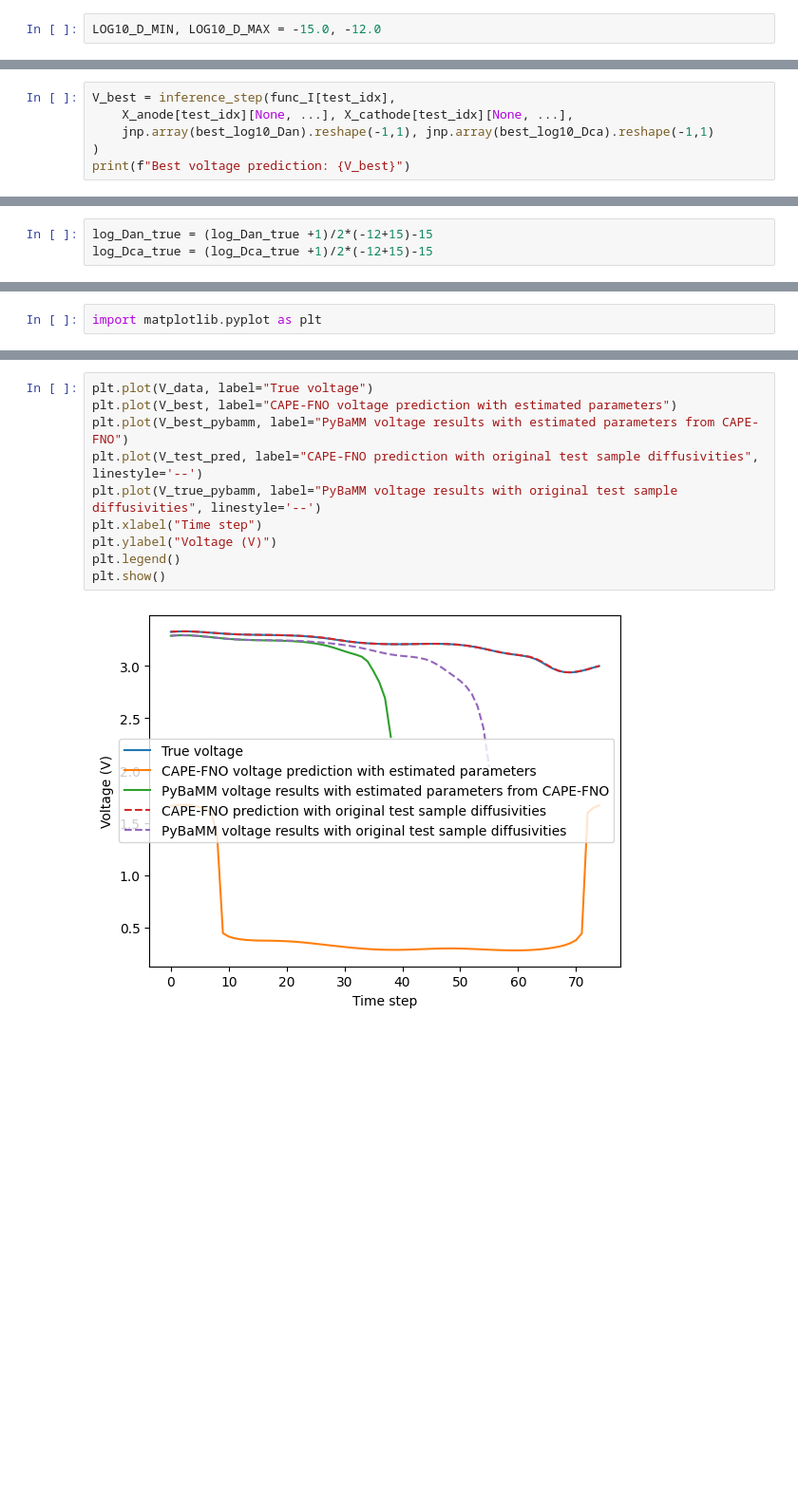
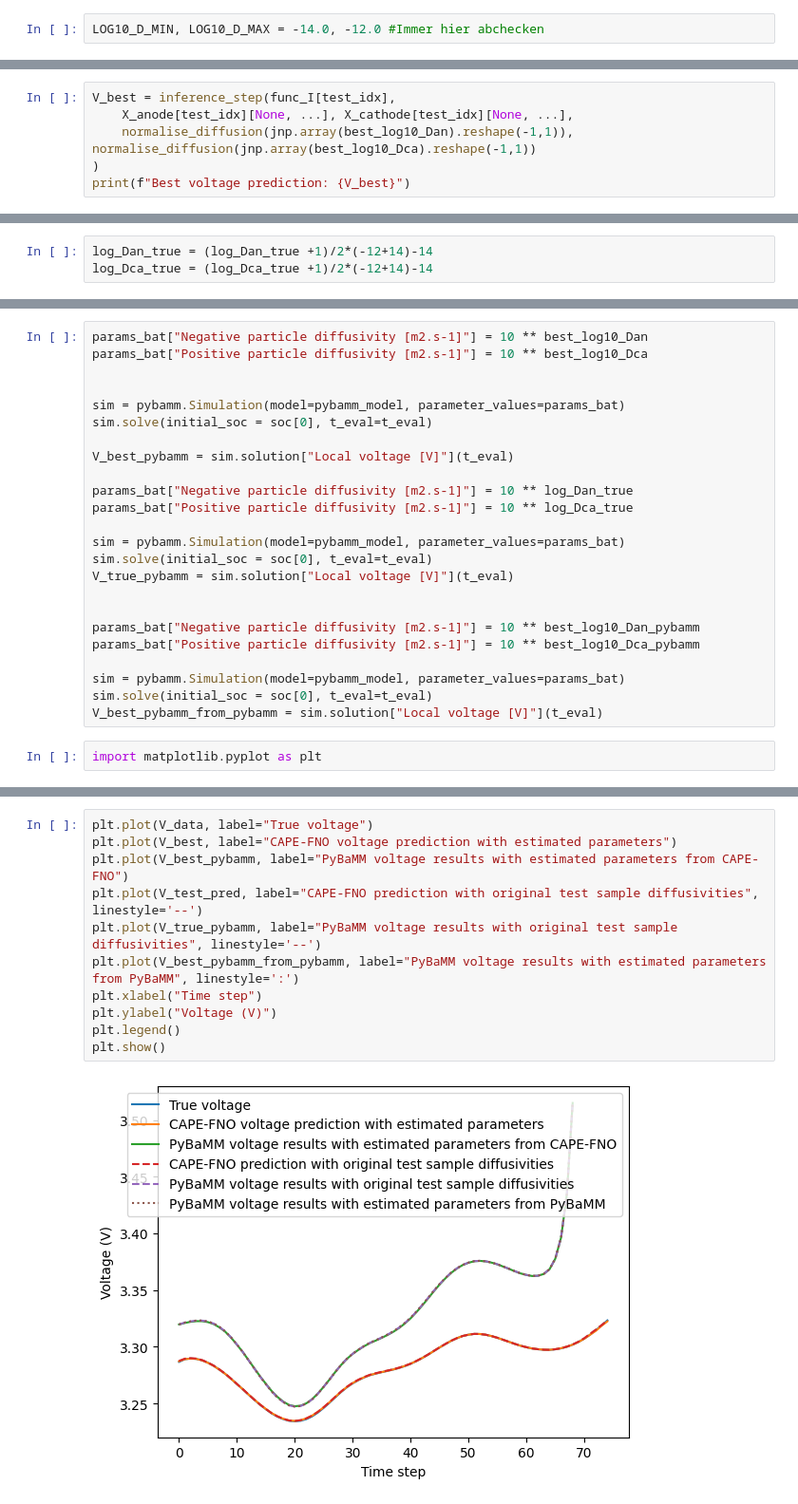
Before and after one commit to yingzai1/spm_neuraloperator, a Jupyter notebook: src/diffusion_param_est.ipynb, the cells around one changed output, grey strips where cells are left out. Shown: that part at 95% size. Saved outputs shown, nothing was run; the diff lists cells and outputs as text; blank space fills up the shorter version.

```diff
--- a/src/diffusion_param_est.ipynb
+++ b/src/diffusion_param_est.ipynb
@@ -123,7 +123,7 @@ params_cathode = functions.load_model_params(cathode_file)
 params_anode = flax.serialization.from_bytes(params, params_anode)
 params_cathode = flax.serialization.from_bytes(params, params_cathode)
 # %%
-LOG10_D_MIN, LOG10_D_MAX = -15.0, -12.0
+LOG10_D_MIN, LOG10_D_MAX = -14.0, -12.0 #Immer hier abchecken
 # %%
 #OCP Anode LFP
 def U_OCP_an(sto):
@@ -222,7 +226,7 @@ ValueError: Input y contains infinity or a value too large for dtype('float64').
 # %%
 V_best = inference_step(func_I[test_idx],
     X_anode[test_idx][None, ...], X_cathode[test_idx][None, ...],
-    jnp.array(best_log10_Dan).reshape(-1,1), jnp.array(best_log10_Dca).reshape(-1,1)
+    normalise_diffusion(jnp.array(best_log10_Dan).reshape(-1,1)), normalise_diffusion(jnp.array(best_log10_Dca).reshape(-1,1))
 )
 print(f"Best voltage prediction: {V_best}")
 # %% [output]
@@ -243,5 +245,5 @@ Best voltage prediction: [1.6605238  1.6697668  1.6720961  1.6698507  1.6625412
 log_Dan_true = float(D_anode[test_idx])
 log_Dca_true = float(D_cathode[test_idx])
 # %%
-log_Dan_true = (log_Dan_true +1)/2*(-12+15)-15
-log_Dca_true = (log_Dca_true +1)/2*(-12+15)-15
+log_Dan_true = (log_Dan_true +1)/2*(-12+14)-14
+log_Dca_true = (log_Dca_true +1)/2*(-12+14)-14
@@ -289,2 +321,26 @@ V_test_pred = inference_step(func_I[test_idx],
+# %%
+params_bat["Negative particle diffusivity [m2.s-1]"] = 10 ** best_log10_Dan
+params_bat["Positive particle diffusivity [m2.s-1]"] = 10 ** best_log10_Dca
+
+
+sim = pybamm.Simulation(model=pybamm_model, parameter_values=params_bat)
+sim.solve(initial_soc = soc[0], t_eval=t_eval)
+
+V_best_pybamm = sim.solution["Local voltage [V]"](t_eval)
+
+params_bat["Negative particle diffusivity [m2.s-1]"] = 10 ** log_Dan_true
+params_bat["Positive particle diffusivity [m2.s-1]"] = 10 ** log_Dca_true
+
+sim = pybamm.Simulation(model=pybamm_model, parameter_values=params_bat)
+sim.solve(initial_soc = soc[0], t_eval=t_eval)
+V_true_pybamm = sim.solution["Local voltage [V]"](t_eval)
+
+
+params_bat["Negative particle diffusivity [m2.s-1]"] = 10 ** best_log10_Dan_pybamm
+params_bat["Positive particle diffusivity [m2.s-1]"] = 10 ** best_log10_Dca_pybamm
+
+sim = pybamm.Simulation(model=pybamm_model, parameter_values=params_bat)
+sim.solve(initial_soc = soc[0], t_eval=t_eval)
+V_best_pybamm_from_pybamm = sim.solution["Local voltage [V]"](t_eval)
 # %%
 import matplotlib.pyplot as plt
@@ -291,15 +351,16 @@ import matplotlib.pyplot as plt
 # %%
 plt.plot(V_data, label="True voltage")
 plt.plot(V_best, label="CAPE-FNO voltage prediction with estimated parameters")
 plt.plot(V_best_pybamm, label="PyBaMM voltage results with estimated parameters from CAPE-FNO")
 plt.plot(V_test_pred, label="CAPE-FNO prediction with original test sample diffusivities", linestyle='--')
 plt.plot(V_true_pybamm, label="PyBaMM voltage results with original test sample diffusivities", linestyle='--')
+plt.plot(V_best_pybamm_from_pybamm, label="PyBaMM voltage results with estimated parameters from PyBaMM", linestyle=':')
 plt.xlabel("Time step")
 plt.ylabel("Voltage (V)")
 plt.legend()
 plt.show()
 # %% [output]
-[figure, old version]
+[figure, new version]
 # %%
 plt.plot(func_I[test_idx], label="Input current (A)")
 plt.xlabel("Time step")
```
Also changed, not shown: parts of 21 cells of this notebook, 1 other file.
